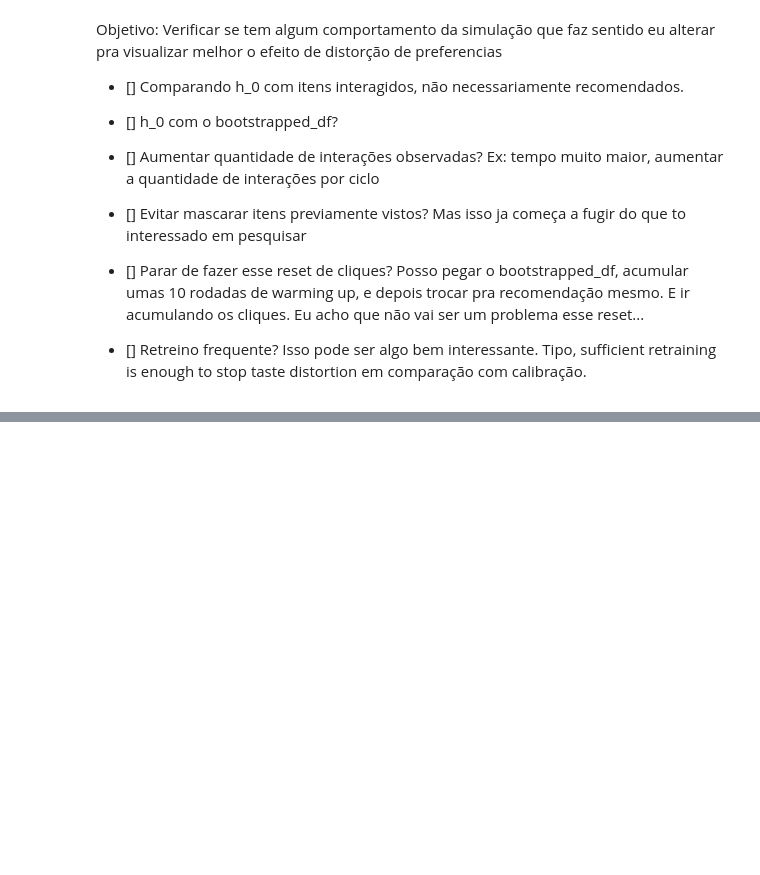
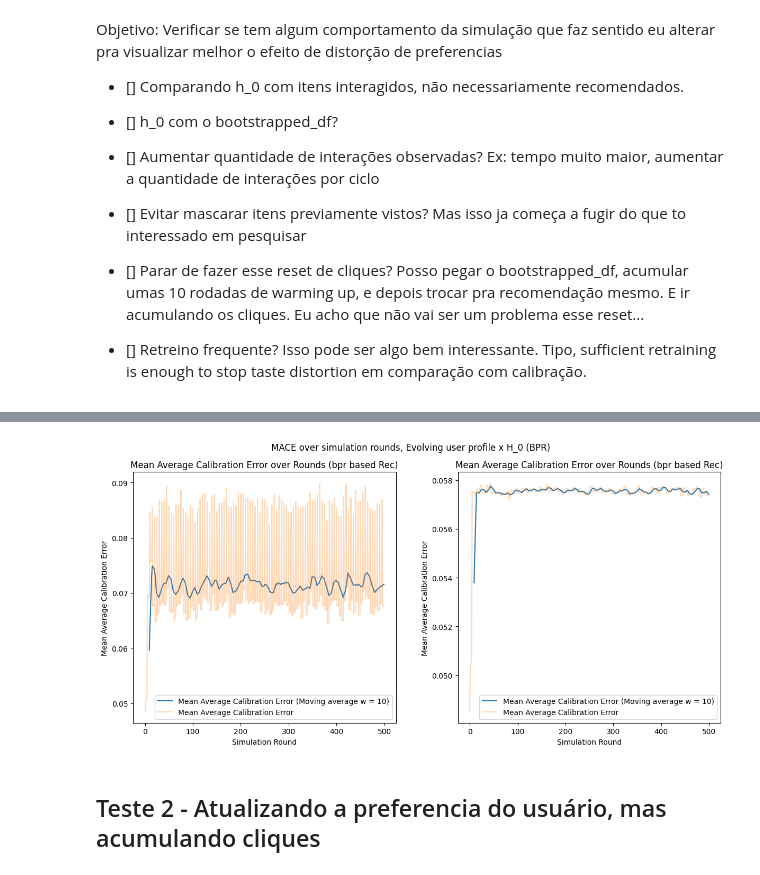
Before and after one commit to caiotda/dynamicTasteDistortion, a Jupyter notebook: ablation_with_preference_Evolution.ipynb, the cells around one changed output, grey strips where cells are left out. Saved outputs shown, nothing was run; the diff lists cells and outputs as text; code cells hidden in the pictures; blank space fills up the shorter version.

```diff
--- a/ablation_with_preference_Evolution.ipynb
+++ b/ablation_with_preference_Evolution.ipynb
@@ -22,0 +37,3 @@ most_popular_alpha_0_1 = "experiments/evolving_preferences/most_popular_with_ora
+# %%
+bpr_with_evolving_user_profile= "experiments/ablation_v2/bpr_uncalibrated_comparing_with_round_df.yaml"
+bpr_debiased_alpha_0_1 = "experiments/evolving_preferences/bpr_unbiased_uncalibrated_alpha_0_1.yaml"
@@ -22,0 +50,6 @@ most_popular_alpha_0_1 = "experiments/evolving_preferences/most_popular_with_ora
+# %%
+plot_metric_comparison(bpr_with_evolving_user_profile, bpr_debiased_alpha_0_1, metric_name="mace", title="MACE over simulation rounds, Evolving user profile x H_0 (BPR)", graph="line", plot_retrain_points=False,  window_size=10)
+# %% [output]
+[figure, added]
+# %% [markdown]
+## Teste 2 - Atualizando a preferencia do usuário, mas acumulando cliques
```
Also changed, not shown: parts of 8 cells of this notebook, 4 other files.
